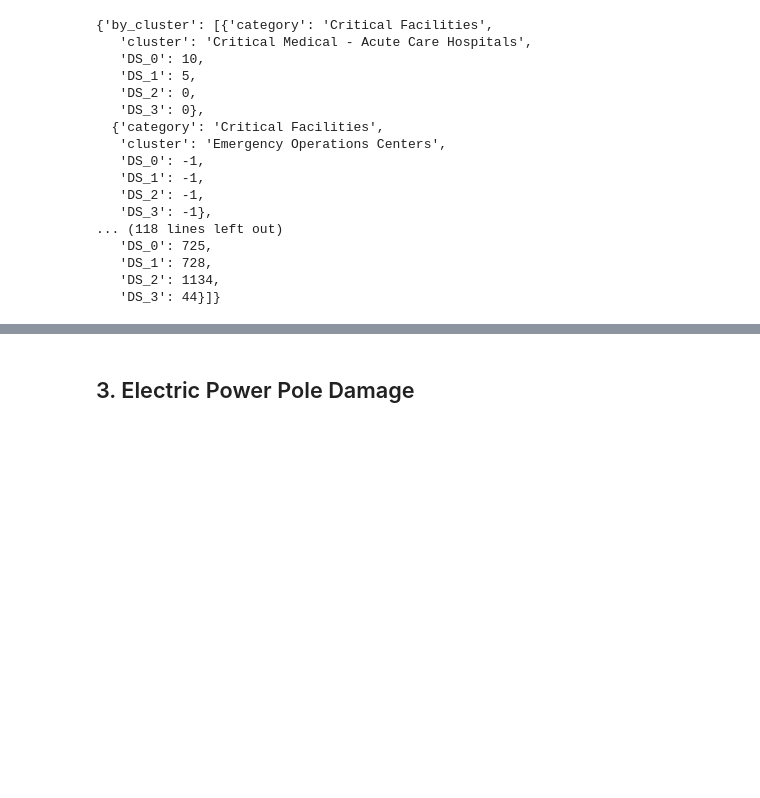
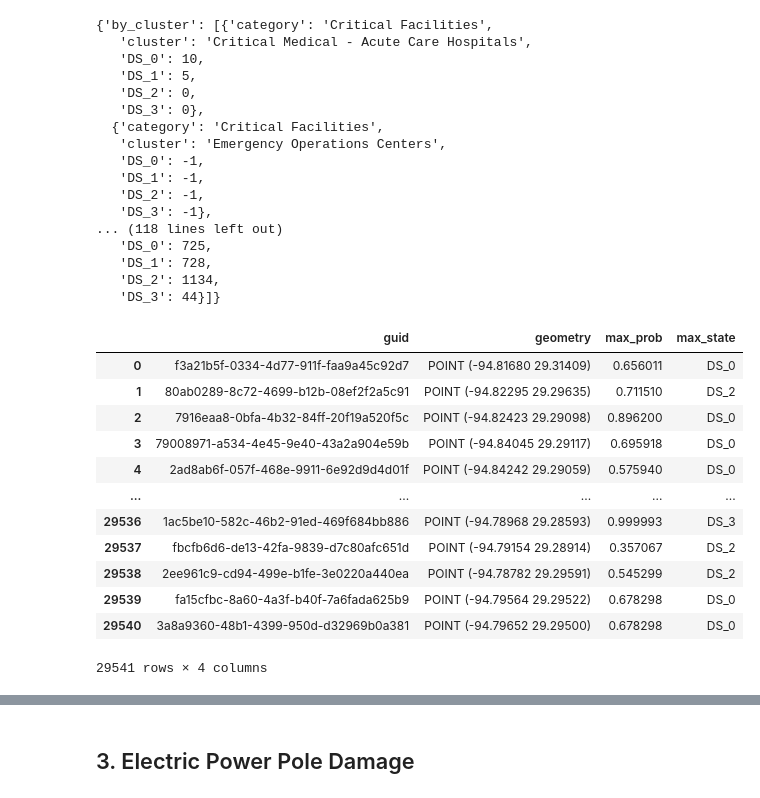
Before and after one commit to npr99/IN-CORE_Galveston, a Jupyter notebook: _sources/notebooks/complete_notebook.ipynb, the cells around one changed output, grey strips where cells are left out. Saved outputs shown, nothing was run; the diff lists cells and outputs as text; code cells hidden in the pictures; blank space fills up the shorter version.

```diff
--- a/_sources/notebooks/complete_notebook.ipynb
+++ b/_sources/notebooks/complete_notebook.ipynb
@@ -268,3 +297,20 @@ ret_json
    'DS_1': 728,
    'DS_2': 1134,
    'DS_3': 44}]}
+# %%
+merged_gdf = bldg_gdf[['guid', 'geometry']].merge(max_dmg_state_df, left_on='guid', right_on='guid')
+merged_gdf
+# %% [output]
+|  | guid | geometry | max_prob | max_state |
+| 0 | f3a21b5f-0334-4d77-911f-faa9a45c92d7 | POINT (-94.81680 29.31409) | 0.656011 | DS_0 |
+| 1 | 80ab0289-8c72-4699-b12b-08ef2f2a5c91 | POINT (-94.82295 29.29635) | 0.711510 | DS_2 |
+| 2 | 7916eaa8-0bfa-4b32-84ff-20f19a520f5c | POINT (-94.82423 29.29098) | 0.896200 | DS_0 |
+| 3 | 79008971-a534-4e45-9e40-43a2a904e59b | POINT (-94.84045 29.29117) | 0.695918 | DS_0 |
+| 4 | 2ad8ab6f-057f-468e-9911-6e92d9d4d01f | POINT (-94.84242 29.29059) | 0.575940 | DS_0 |
+| ... | ... | ... | ... | ... |
+| 29536 | 1ac5be10-582c-46b2-91ed-469f684bb886 | POINT (-94.78968 29.28593) | 0.999993 | DS_3 |
+| 29537 | fbcfb6d6-de13-42fa-9839-d7c80afc651d | POINT (-94.79154 29.28914) | 0.357067 | DS_2 |
+| 29538 | 2ee961c9-cd94-499e-b1fe-3e0220a440ea | POINT (-94.78782 29.29591) | 0.545299 | DS_2 |
+| 29539 | fa15cfbc-8a60-4a3f-b40f-7a6fada625b9 | POINT (-94.79564 29.29522) | 0.678298 | DS_0 |
+| 29540 | 3a8a9360-48b1-4399-950d-d32969b0a381 | POINT (-94.79652 29.29500) | 0.678298 | DS_0 |
+29541 rows × 4 columns
```
Also changed, not shown: parts of 31 cells of this notebook, 36 other files.
